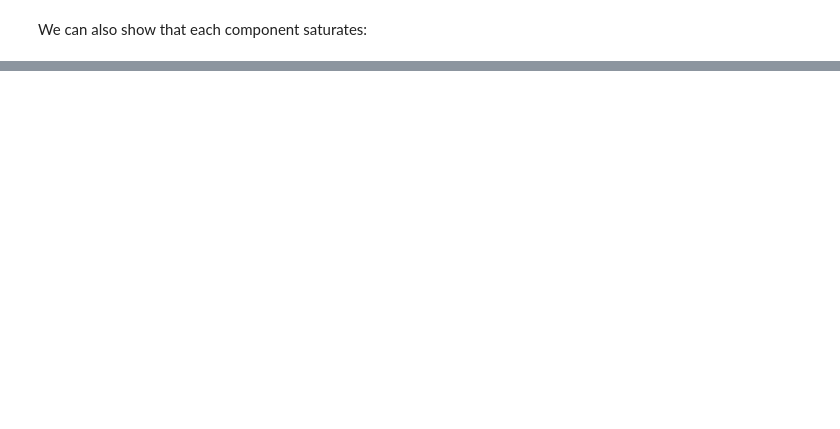
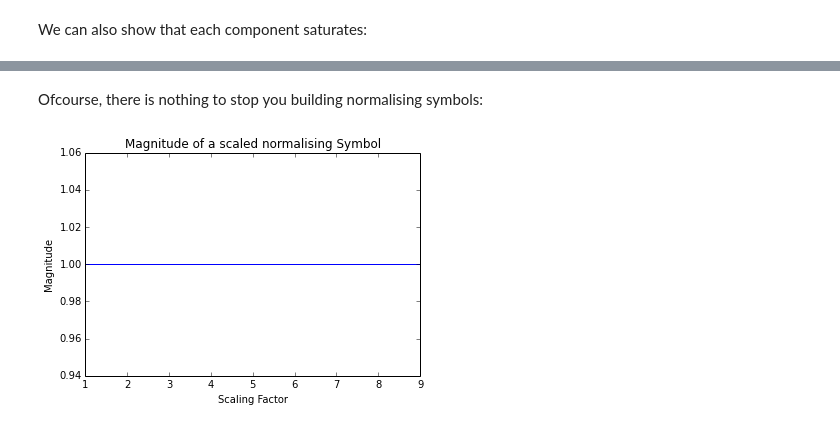
Before and after one commit to mundya/hrr-playground, a Jupyter notebook: Introduction and Usage of the Holographic Library.ipynb, the cells around one changed output, grey strips where cells are left out. Cells and saved outputs as stored; diff of their text form; code cells hidden in the pictures; blank space fills up the shorter version.

Commit message:
Minor changes, added `normalising symbols`.

```diff
--- a/Introduction and Usage of the Holographic Library.ipynb
+++ b/Introduction and Usage of the Holographic Library.ipynb
@@ -224,0 +225,28 @@ show()
+# %% [markdown]
+Ofcourse, there is nothing to stop you building normalising symbols:
+# %%
+vec_normalise = lambda v : v / vec_magnitude( v )
+sat_norm = lambda p, l, v : SaturatingSymbol( p, l, v, vec_normalise )
+
+factory = SymbolFactory( 500, vec_generate, sat_norm )
+
+a = factory.new_symbol( 'a' )
+
+magnitudes = []
+
+for scale in range(1, 10):
+    # Scale the symbol
+    a_ = a.scale( scale )
+
+    # Record the magnitude
+    magnitudes.append( a_.magnitude() )
+
+# Plot the results
+figure()
+title( "Magnitude of a scaled normalising Symbol" )
+xlabel( "Scaling Factor" )
+ylabel( "Magnitude" )
+plot( range( 1, 10 ), magnitudes )
+show()
+# %% [output]
+[figure, added]
```
Also changed, not shown: parts of 9 cells of this notebook.
